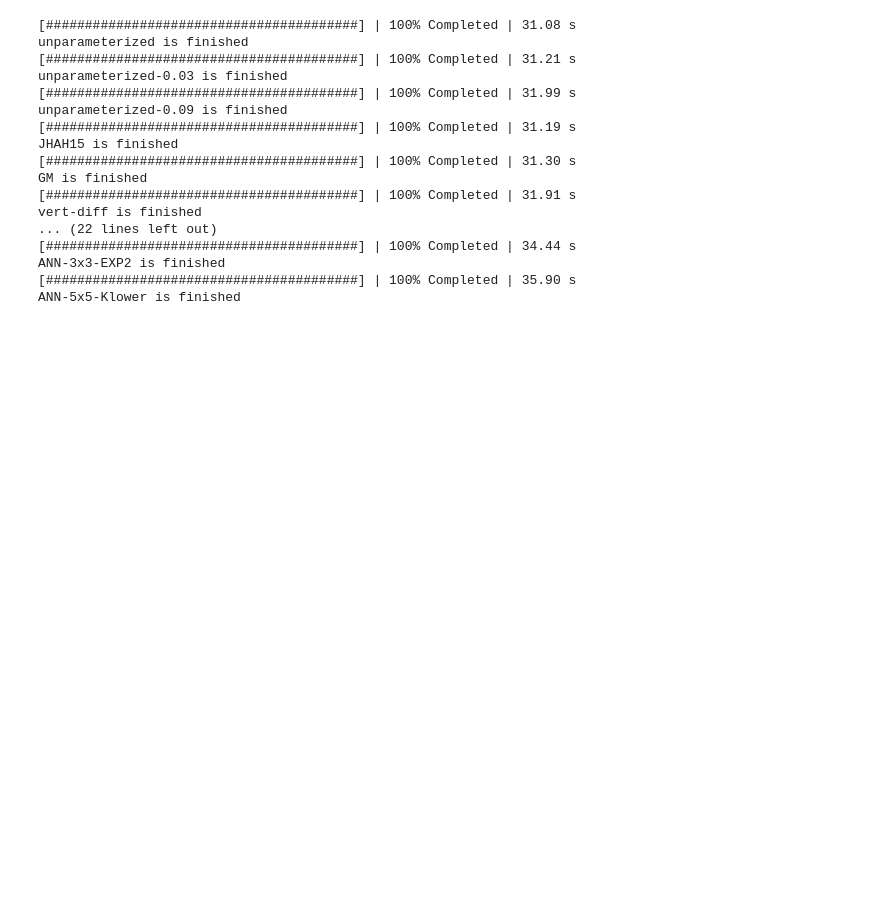
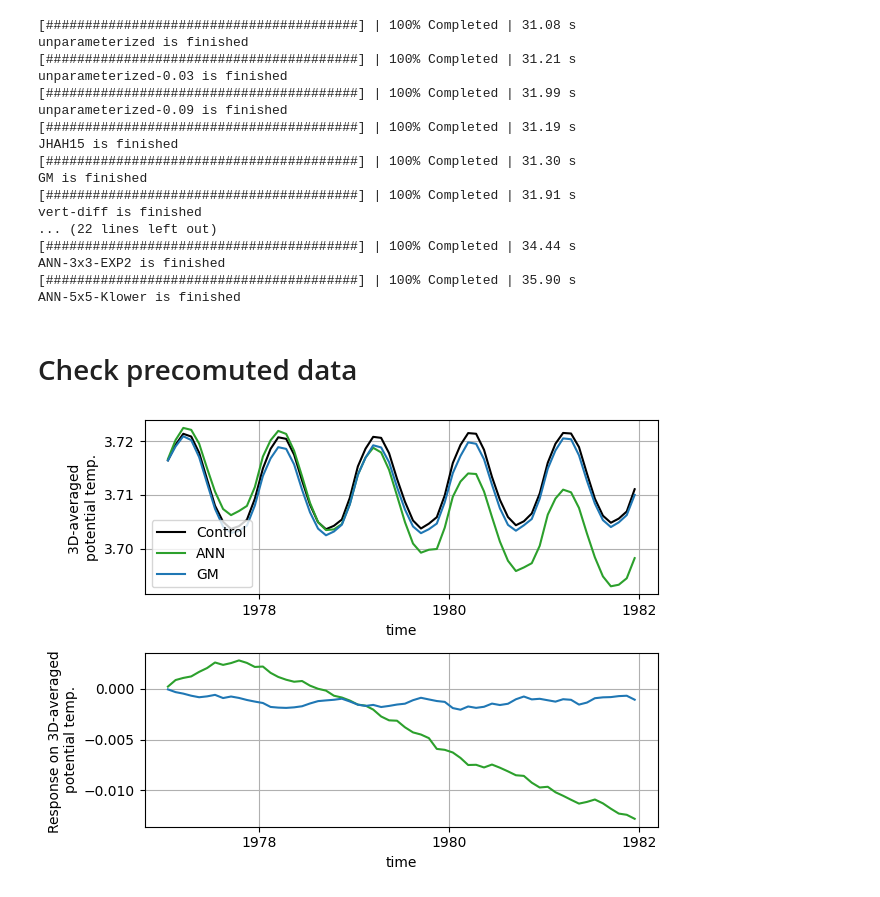
Before and after one commit to m2lines/calibration-MOM6, a Jupyter notebook: notebooks/prepare-thetao-dataset.ipynb, the cells around one changed output. Saved outputs shown, nothing was run; the diff lists cells and outputs as text; code cells hidden in the pictures; blank space fills up the shorter version.

Commit message:
Dataset check

```diff
--- a/notebooks/prepare-thetao-dataset.ipynb
+++ b/notebooks/prepare-thetao-dataset.ipynb
@@ -147,3 +149,34 @@ vert-diff is finished
 ANN-3x3-EXP2 is finished
 [########################################] | 100% Completed | 35.90 s
 ANN-5x5-Klower is finished
+# %% [markdown]
+# Check precomuted data
+# %%
+def read_data(exp='unparameterized'):
+    return xr.open_dataset(os.path.join('/scratch/pp2681/calibration/OM4-NIF-5-years', f'{exp}.nc')).thetao
+# %%
+def ave3d(array, param):
+    return (array * param.dxt * param.dyt * param.dz * param.mask_nan).sum(['xh','yh','z_l']) / (param.dxt * param.dyt * param.dz * param.mask_nan).sum(['xh','yh','z_l'])
+# %%
+param = xr.open_dataset('/scratch/pp2681/calibration/OM4-NIF-5-years/param.nc')
+# %%
+ann = ave3d(read_data('ANN-greenline'), param)
+gm = ave3d(read_data('GM'), param)
+control = ave3d(read_data(), param)
+# %%
+plt.subplot(2,1,1)
+control.plot(color='k', label='Control')
+ann.plot(color='tab:green', label='ANN')
+gm.plot(color='tab:blue', label='GM')
+plt.legend()
+plt.ylabel('3D-averaged \npotential temp.')
+plt.grid()
+plt.subplot(2,1,2)
+(ann-control).plot(color='tab:green', label='ANN')
+(gm-control).plot(color='tab:blue', label='GM')
+plt.grid()
+plt.ylabel('Response on 3D-averaged \npotential temp.')
+
+plt.tight_layout()
+# %% [output]
+[figure, added]
```
Also changed, not shown: parts of 1 cell of this notebook.
